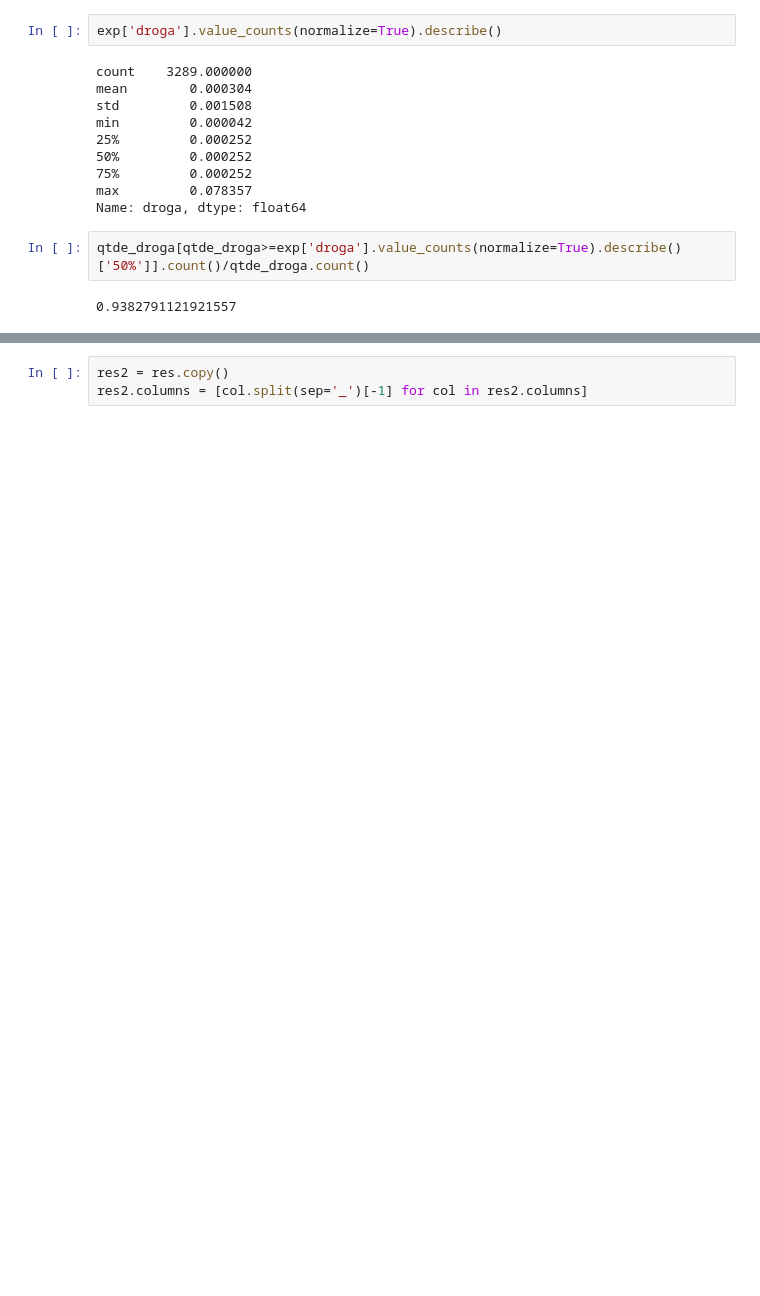
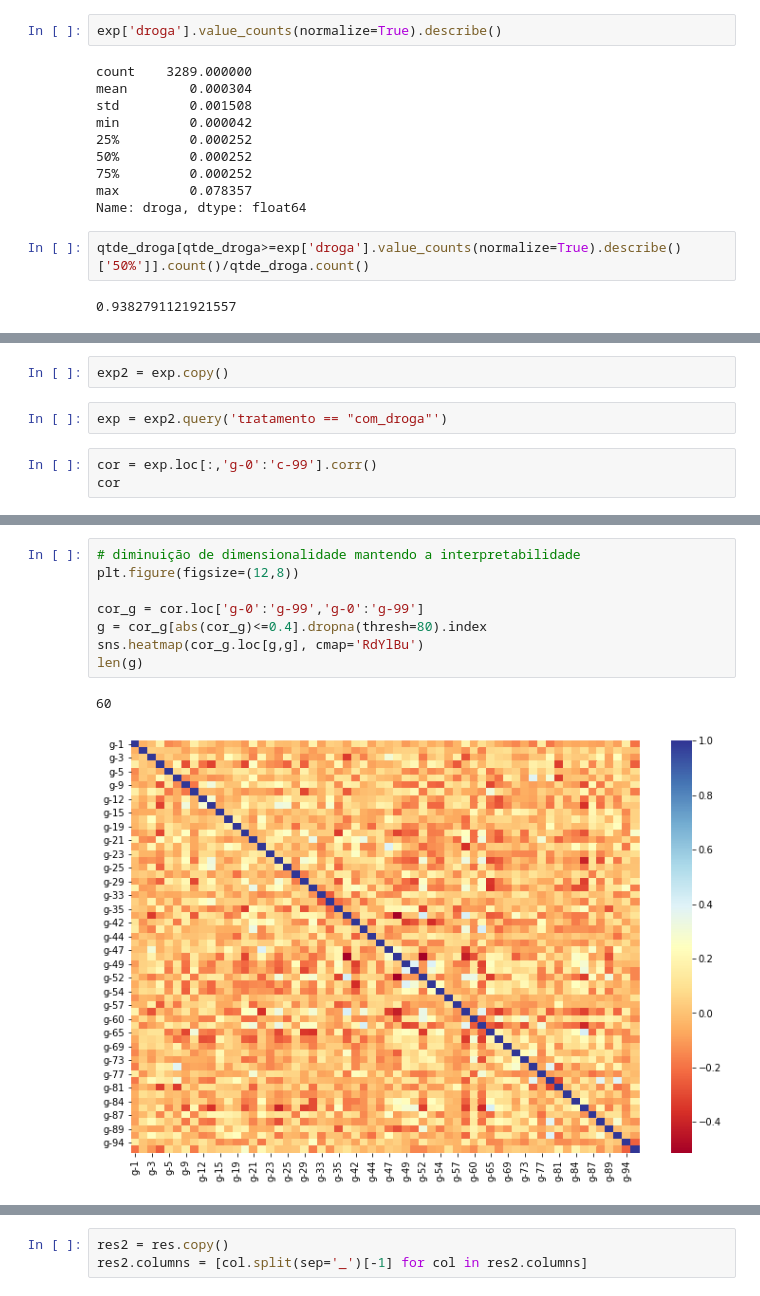
Before and after one commit to SrBisco/imersao-dados-desafio-final, a Jupyter notebook: Notebooks/primeira_analise.ipynb, the cells around one changed output, grey strips where cells are left out. Saved outputs shown, nothing was run; the diff lists cells and outputs as text; blank space fills up the shorter version.

```diff
--- a/Notebooks/primeira_analise.ipynb
+++ b/Notebooks/primeira_analise.ipynb
@@ -94,0 +91,7 @@ qtde_droga[qtde_droga>=exp['droga'].value_counts(normalize=True).describe()['50%
+# %%
+exp2 = exp.copy()
+# %%
+exp = exp2.query('tratamento == "com_droga"')
+# %%
+cor = exp.loc[:,'g-0':'c-99'].corr()
+cor
@@ -94,0 +112,11 @@ qtde_droga[qtde_droga>=exp['droga'].value_counts(normalize=True).describe()['50%
+# %%
+# diminuição de dimensionalidade mantendo a interpretabilidade
+plt.figure(figsize=(12,8))
+
+cor_g = cor.loc['g-0':'g-99','g-0':'g-99']
+g = cor_g[abs(cor_g)<=0.4].dropna(thresh=80).index
+sns.heatmap(cor_g.loc[g,g], cmap='RdYlBu')
+len(g)
+# %% [output]
+60
+[figure, added]
```
Also changed, not shown: parts of 21 cells of this notebook.
